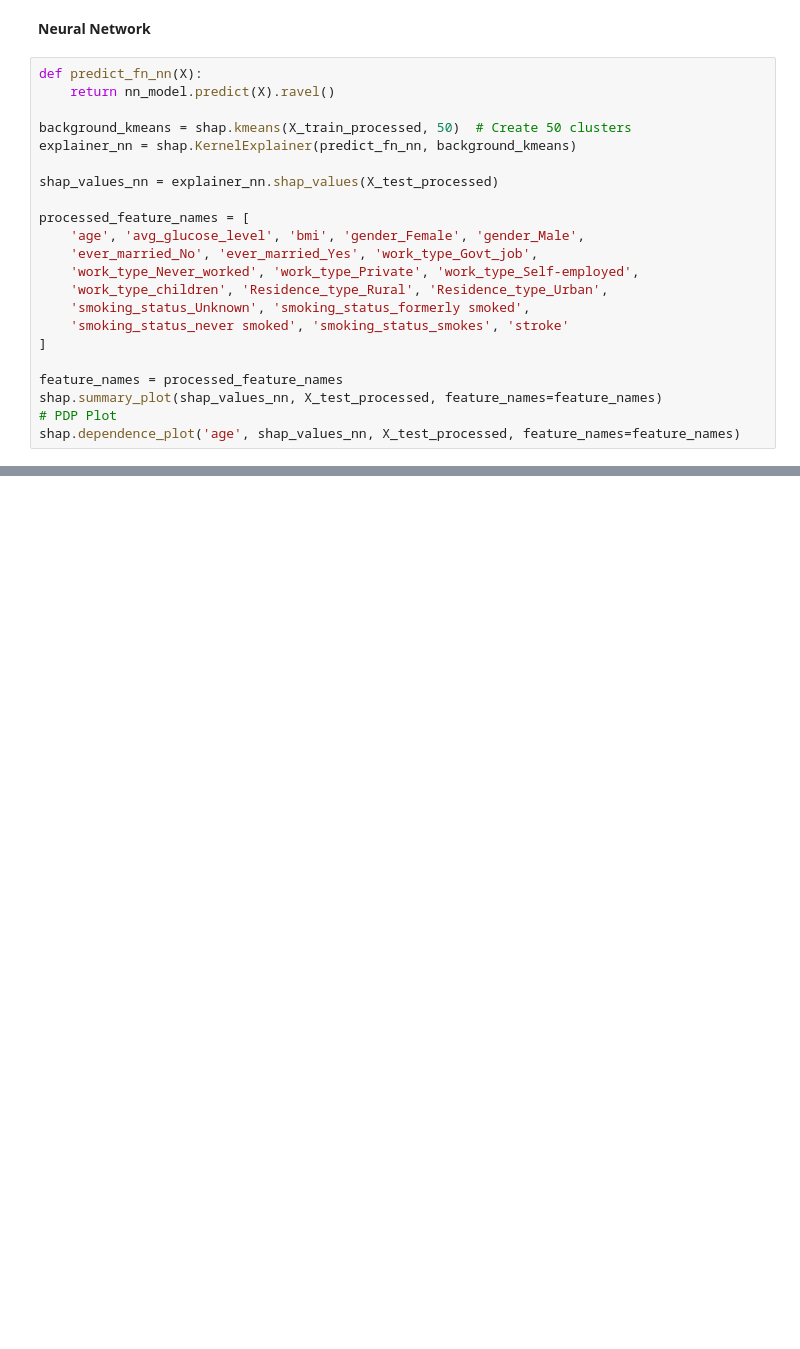
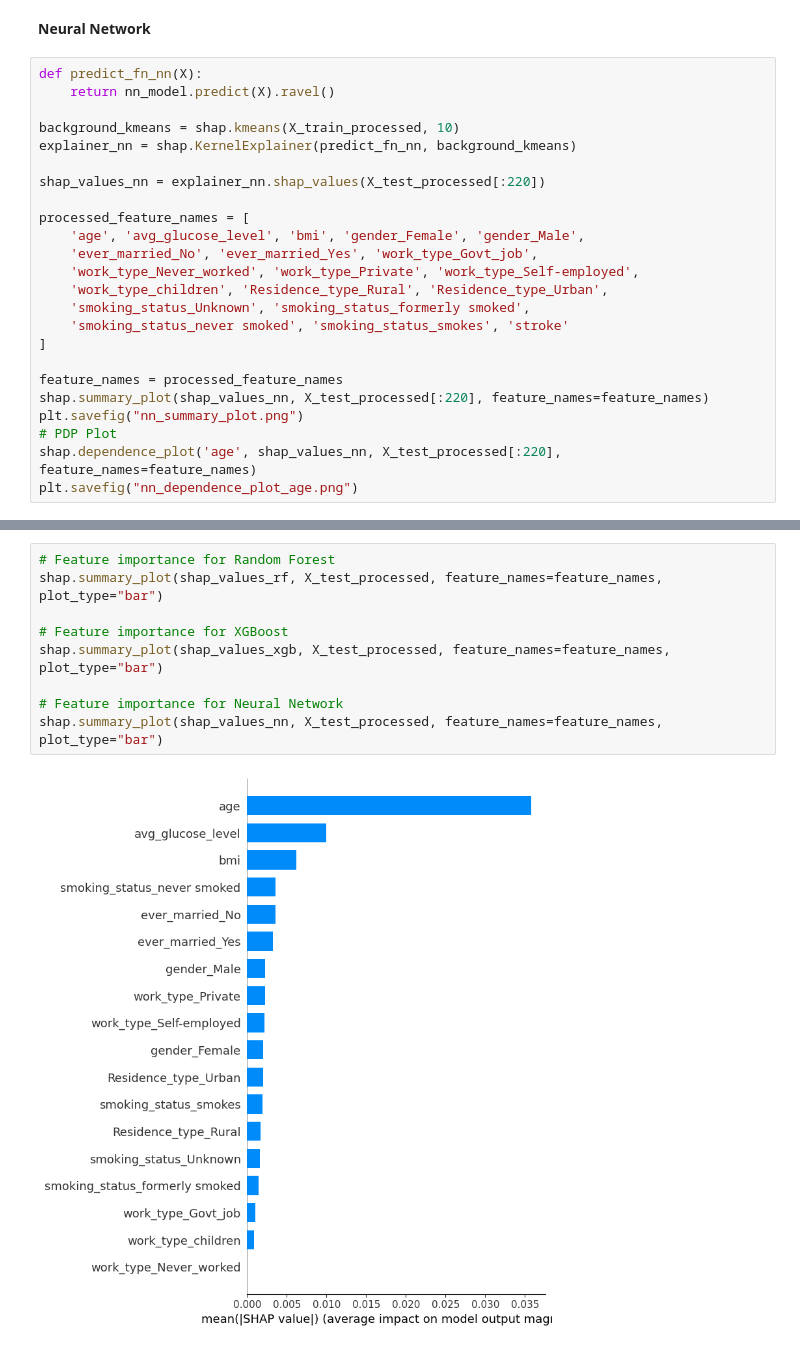
Before and after one commit to zen-0wl/XAl-on-healthcare-diagnostics, a Jupyter notebook: version_3.0/xai/complex_models.ipynb, the cells around one changed output, grey strips where cells are left out. Cells and saved outputs as stored; diff of their text form; blank space fills up the shorter version.

```diff
--- a/version_3.0/xai/complex_models.ipynb
+++ b/version_3.0/xai/complex_models.ipynb
@@ -96,10 +114,10 @@ shap.dependence_plot('age', shap_values_xgb, X_test_processed, feature_names=fea
 def predict_fn_nn(X):
     return nn_model.predict(X).ravel()
 
-background_kmeans = shap.kmeans(X_train_processed, 50)  # Create 50 clusters
+background_kmeans = shap.kmeans(X_train_processed, 10)
 explainer_nn = shap.KernelExplainer(predict_fn_nn, background_kmeans)
 
-shap_values_nn = explainer_nn.shap_values(X_test_processed)
+shap_values_nn = explainer_nn.shap_values(X_test_processed[:220])
 
 processed_feature_names = [
     'age', 'avg_glucose_level', 'bmi', 'gender_Female', 'gender_Male',
@@ -111,7 +129,9 @@ processed_feature_names = [
 ]
 
 feature_names = processed_feature_names
-shap.summary_plot(shap_values_nn, X_test_processed, feature_names=feature_names)
+shap.summary_plot(shap_values_nn, X_test_processed[:220], feature_names=feature_names)
+plt.savefig("nn_summary_plot.png")
 # PDP Plot
-shap.dependence_plot('age', shap_values_nn, X_test_processed, feature_names=feature_names)
+shap.dependence_plot('age', shap_values_nn, X_test_processed[:220], feature_names=feature_names)
+plt.savefig("nn_dependence_plot_age.png")
 # %% [output]
@@ -141,0 +162,11 @@ shap.dependence_plot('age', shap_values_nn, X_test_processed, feature_names=feat
+# %%
+# Feature importance for Random Forest
+shap.summary_plot(shap_values_rf, X_test_processed, feature_names=feature_names, plot_type="bar")
+
+# Feature importance for XGBoost
+shap.summary_plot(shap_values_xgb, X_test_processed, feature_names=feature_names, plot_type="bar")
+
+# Feature importance for Neural Network
+shap.summary_plot(shap_values_nn, X_test_processed, feature_names=feature_names, plot_type="bar")
+# %% [output]
+[figure, added]
```
Also changed, not shown: parts of 5 cells of this notebook, 3 other files.
